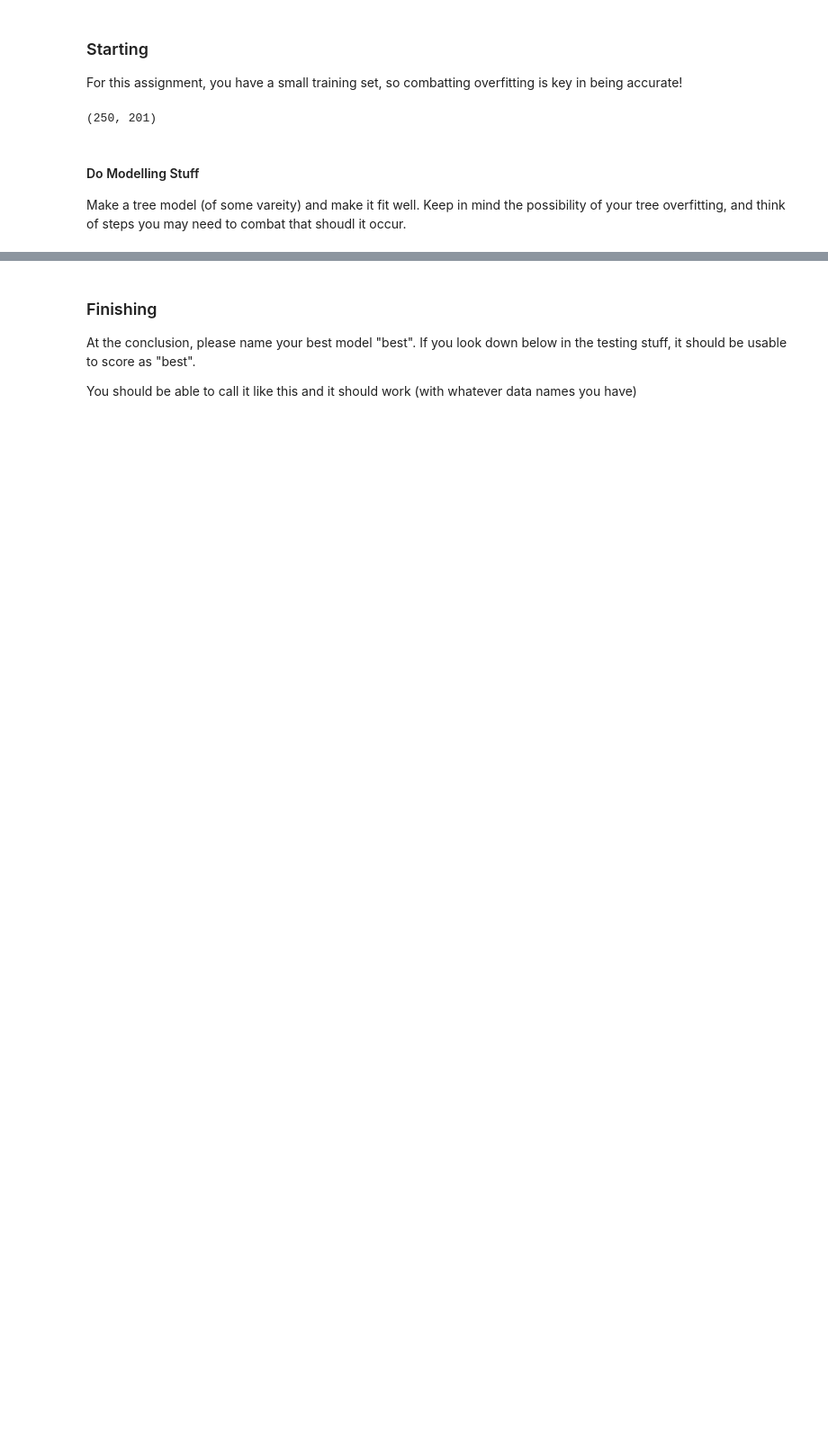
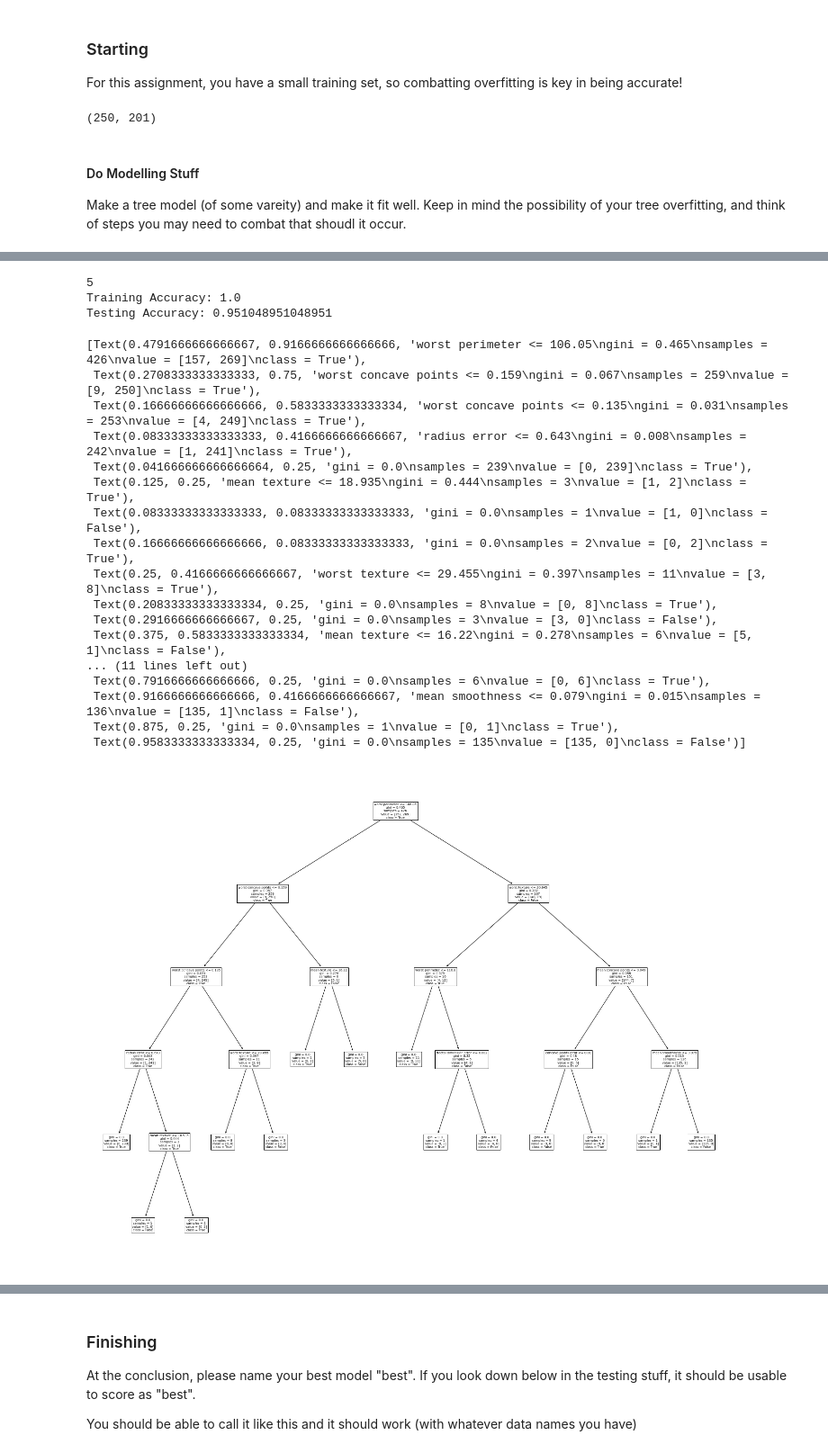
Before and after one commit to SidhST12/ItML_Asn_1_Students, a Jupyter notebook: part2_start.ipynb, the cells around one changed output, grey strips where cells are left out. Shown: that part at 90% size. Saved outputs shown, nothing was run; the diff lists cells and outputs as text; code cells hidden in the pictures; blank space fills up the shorter version.

```diff
--- a/part2_start.ipynb
+++ b/part2_start.ipynb
@@ -80,19 +129,59 @@ Make a tree model (of some vareity) and make it fit well. Keep in mind the possi
+# %%
+from sklearn.pipeline import Pipeline
+from sklearn.preprocessing import StandardScaler
+
+# Define the pipeline steps
+pipe = Pipeline([('scaler', StandardScaler())])
+
+# Fit the pipeline to the DataFrame
+pipe.fit(df)
+
+# Transform the DataFrame using the pipeline
+df_transformed = pipe.transform(df)
+
+#Split data as normal
+#y = np.array(df3["Survived"]).reshape(-1,1)
+#X = np.array(df3.drop(columns={"Survived"}))
+y_ = df["target"]
+X_ = df.drop(columns={"target"})
 # %%
 from sklearn.tree import DecisionTreeClassifier
 from sklearn.tree import plot_tree
 
 #Trees don't theoretically require dummies, but sklearns implemention does.
 df2 = pd.get_dummies(df, drop_first=True)
 y = np.array(df2["target"]).reshape(-1,1)
 X = np.array(df2.drop(columns={"target"}))
 
-X_train, X_test, y_train, y_test = train_test_split(X, y, random_state=0)
+X_train, X_test, y_train, y_test = train_test_split(X, y, random_state=1)
 
-clf = DecisionTreeClassifier(random_state=0)
-clf = clf.fit(X_train, y_train)
-print(clf.get_depth())
-print("Training Accuracy:", clf.score(X_train, y_train))
-print("Testing Accuracy:", clf.score(X_test, y_test))
+best = DecisionTreeClassifier(random_state=0)
+best = best.fit(X_train, y_train)
+print(best.get_depth())
+print("Training Accuracy:", best.score(X_train, y_train))
+print("Testing Accuracy:", best.score(X_test, y_test))
 plt.figure(figsize=(25,20))
-plot_tree(clf, feature_names=df.columns[:-1], class_names=["False","True"])
+plot_tree(best, feature_names=df.columns[:-1], class_names=["False","True"])
+# %% [output]
+5
+Training Accuracy: 1.0
+Testing Accuracy: 0.951048951048951
+[Text(0.4791666666666667, 0.9166666666666666, 'worst perimeter <= 106.05\ngini = 0.465\nsamples = 426\nvalue = [157, 269]\nclass = True'),
+ Text(0.2708333333333333, 0.75, 'worst concave points <= 0.159\ngini = 0.067\nsamples = 259\nvalue = [9, 250]\nclass = True'),
+ Text(0.16666666666666666, 0.5833333333333334, 'worst concave points <= 0.135\ngini = 0.031\nsamples = 253\nvalue = [4, 249]\nclass = True'),
+ Text(0.08333333333333333, 0.4166666666666667, 'radius error <= 0.643\ngini = 0.008\nsamples = 242\nvalue = [1, 241]\nclass = True'),
+ Text(0.041666666666666664, 0.25, 'gini = 0.0\nsamples = 239\nvalue = [0, 239]\nclass = True'),
+ Text(0.125, 0.25, 'mean texture <= 18.935\ngini = 0.444\nsamples = 3\nvalue = [1, 2]\nclass = True'),
+ Text(0.08333333333333333, 0.08333333333333333, 'gini = 0.0\nsamples = 1\nvalue = [1, 0]\nclass = False'),
+ Text(0.16666666666666666, 0.08333333333333333, 'gini = 0.0\nsamples = 2\nvalue = [0, 2]\nclass = True'),
+ Text(0.25, 0.4166666666666667, 'worst texture <= 29.455\ngini = 0.397\nsamples = 11\nvalue = [3, 8]\nclass = True'),
+ Text(0.20833333333333334, 0.25, 'gini = 0.0\nsamples = 8\nvalue = [0, 8]\nclass = True'),
+ Text(0.2916666666666667, 0.25, 'gini = 0.0\nsamples = 3\nvalue = [3, 0]\nclass = False'),
+ Text(0.375, 0.5833333333333334, 'mean texture <= 16.22\ngini = 0.278\nsamples = 6\nvalue = [5, 1]\nclass = False'),
+... (11 lines left out)
+ Text(0.7916666666666666, 0.25, 'gini = 0.0\nsamples = 6\nvalue = [0, 6]\nclass = True'),
+ Text(0.9166666666666666, 0.4166666666666667, 'mean smoothness <= 0.079\ngini = 0.015\nsamples = 136\nvalue = [135, 1]\nclass = False'),
+ Text(0.875, 0.25, 'gini = 0.0\nsamples = 1\nvalue = [0, 1]\nclass = True'),
+ Text(0.9583333333333334, 0.25, 'gini = 0.0\nsamples = 135\nvalue = [135, 0]\nclass = False')]
+[figure, added]
 # %%
```
Also changed, not shown: parts of 14 cells of this notebook, 1 other file.
